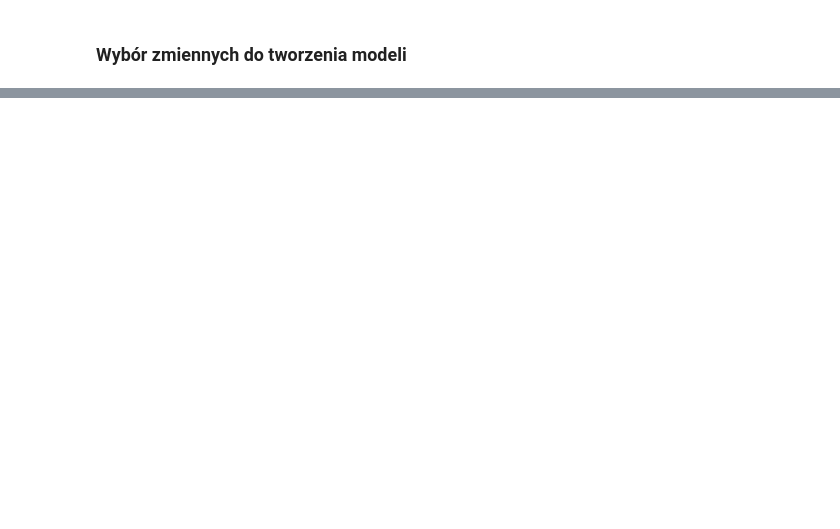
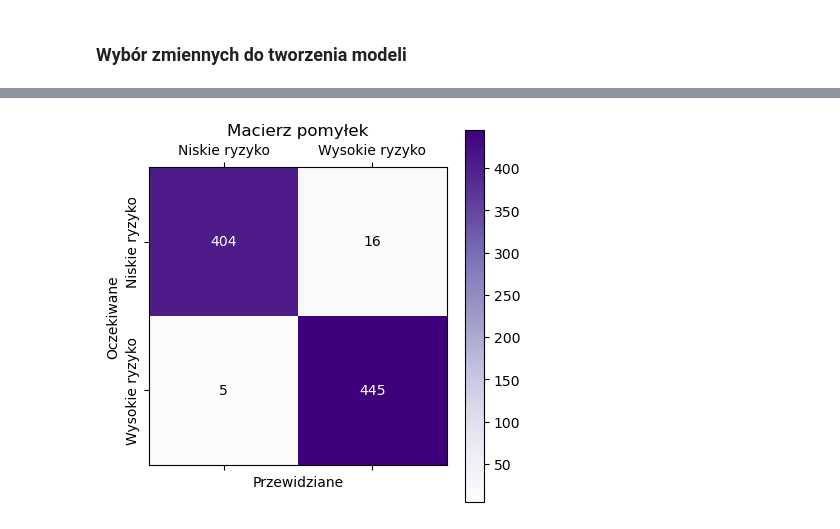
Before and after one commit to ScheiBig/Analiza-Danych, a Jupyter notebook: projekt_241204.ipynb, the cells around one changed output, grey strips where cells are left out. Cells and saved outputs as stored; diff of their text form; code cells hidden in the pictures; blank space fills up the shorter version.

```diff
--- a/projekt_241204.ipynb
+++ b/projekt_241204.ipynb
@@ -436,0 +677,34 @@ model_data_dc.head()
+# %%
+def con_mat(
+	expected: pd.Series,
+	predicted: np.ndarray,
+	decoder: LabelDecoder | None = None
+):
+	"""
+	Funkcja rysuje macierz pomyłek dla modelu.
+
+	Można dodatkowo podać dekoder dla przewidywanych klas. Etykiety zdekodowanych klas
+	są obcinane do max 2 wyrazów oraz max 20 znaków.
+	"""
+	ticks = [0, 1]
+	if decoder is not None:
+		name = expected.name
+		expected = decoder.decode_columns(expected)
+		predicted = decoder.decode_columns(pd.Series(predicted, name= name))
+		ticks = list(decoder.encoders[name].inverse_transform(np.array(ticks)))
+		if isinstance(ticks[0], str):
+			ticks = [' '.join(v.split()[:2])[:20] for v in ticks]
+
+	mat = metrics.confusion_matrix(expected, predicted)
+	v_cut = mat.max() / 2
+	plt.matshow(mat, cmap= 'Purples')
+	plt.colorbar()
+	plt.title('Macierz pomyłek')
+	plt.xlabel('Przewidziane')
+	plt.ylabel('Oczekiwane')
+	for (i, j), val in np.ndenumerate(mat):
+		c = '#ffffff' if val > v_cut else '#000000'
+		plt.text(j, i, val, ha= 'center', va= 'center', color= c)
+	plt.xticks([0, 1], ticks)
+	plt.yticks([0, 1], ticks, rotation= 'vertical', va= 'center')
+	plt.show()
@@ -436,0 +735,4 @@ model_data_dc.head()
+# %%
+con_mat(test_model['out'], rfc_out, ld)
+# %% [output]
+[figure, added]
```
Also changed, not shown: parts of 45 cells of this notebook.
